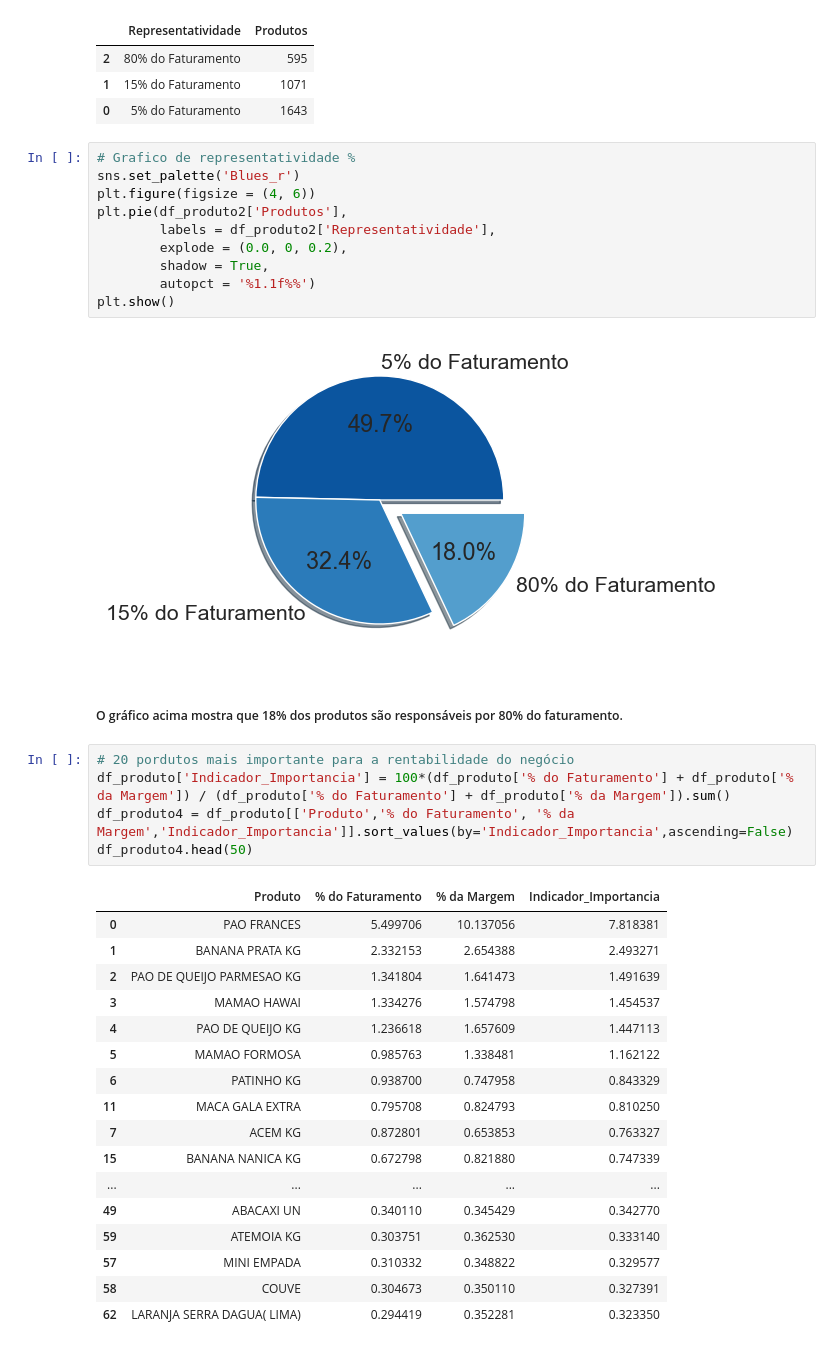
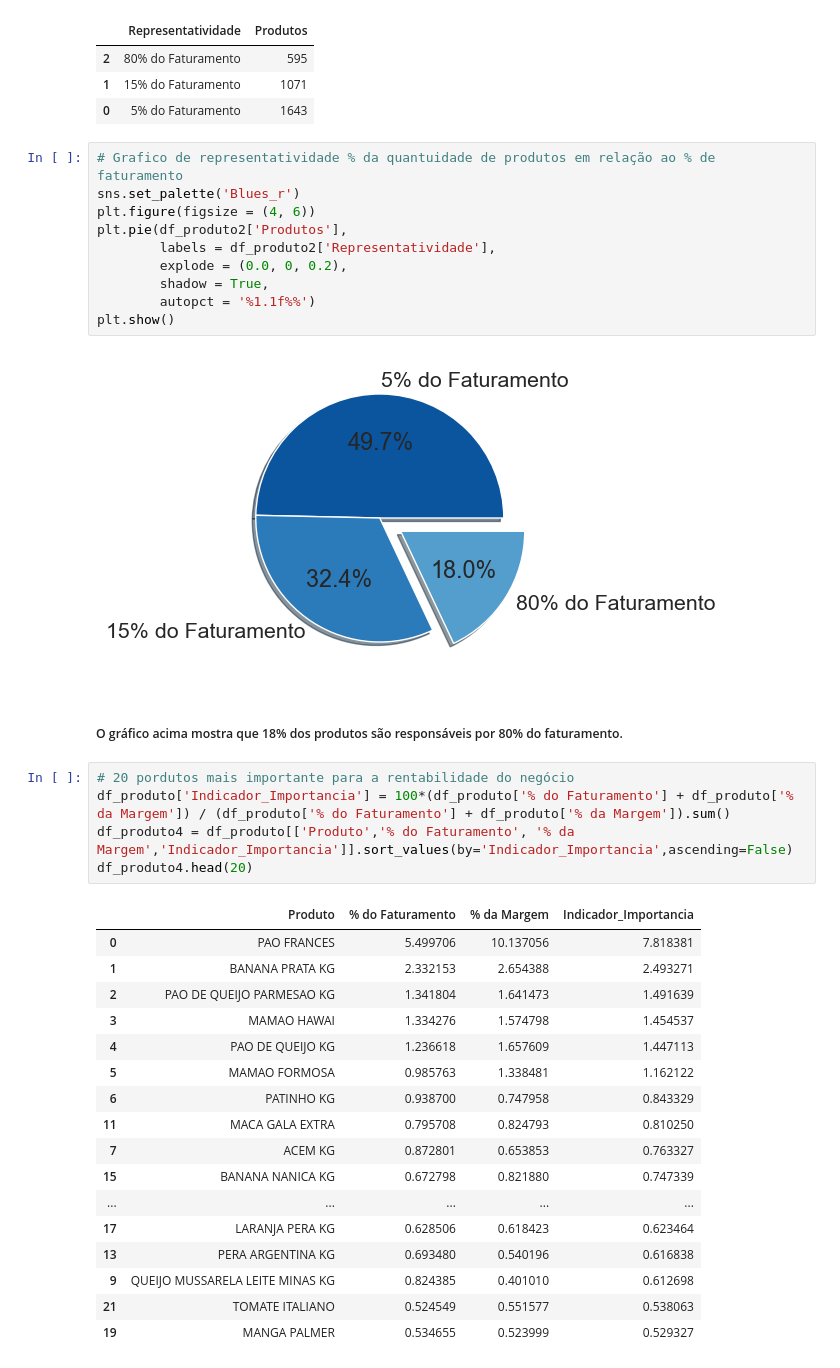
Before and after one commit to fnogueirasantos/Projeto1-Market_Basket_Analytics, a Jupyter notebook: Analise_Exploratoria.ipynb, the cells around one changed output. Cells and saved outputs as stored; diff of their text form.

```diff
--- a/Analise_Exploratoria.ipynb
+++ b/Analise_Exploratoria.ipynb
@@ -315,7 +315,7 @@ df_produto2.sort_values(by='Produtos',ascending=True)
 | 1 | 15% do Faturamento | 1071 |
 | 0 | 5% do Faturamento | 1643 |
 # %%
-# Grafico de representatividade %
+# Grafico de representatividade % da quantuidade de produtos em relação ao % de faturamento
 sns.set_palette('Blues_r')
 plt.figure(figsize = (4, 6))
 plt.pie(df_produto2['Produtos'],
@@ -331,23 +331,23 @@ plt.show()
 # %%
 # 20 pordutos mais importante para a rentabilidade do negócio
 df_produto['Indicador_Importancia'] = 100*(df_produto['% do Faturamento'] + df_produto['% da Margem']) / (df_produto['% do Faturamento'] + df_produto['% da Margem']).sum()
 df_produto4 = df_produto[['Produto','% do Faturamento', '% da Margem','Indicador_Importancia']].sort_values(by='Indicador_Importancia',ascending=False)
-df_produto4.head(50)
+df_produto4.head(20)
 # %% [output]
 |  | Produto | % do Faturamento | % da Margem | Indicador_Importancia |
 | 0 | PAO FRANCES | 5.499706 | 10.137056 | 7.818381 |
 | 1 | BANANA PRATA KG | 2.332153 | 2.654388 | 2.493271 |
 | 2 | PAO DE QUEIJO PARMESAO KG | 1.341804 | 1.641473 | 1.491639 |
 | 3 | MAMAO HAWAI | 1.334276 | 1.574798 | 1.454537 |
 | 4 | PAO DE QUEIJO KG | 1.236618 | 1.657609 | 1.447113 |
 | 5 | MAMAO FORMOSA | 0.985763 | 1.338481 | 1.162122 |
 | 6 | PATINHO KG | 0.938700 | 0.747958 | 0.843329 |
 | 11 | MACA GALA EXTRA | 0.795708 | 0.824793 | 0.810250 |
 | 7 | ACEM KG | 0.872801 | 0.653853 | 0.763327 |
 | 15 | BANANA NANICA KG | 0.672798 | 0.821880 | 0.747339 |
 | ... | ... | ... | ... | ... |
-| 49 | ABACAXI UN | 0.340110 | 0.345429 | 0.342770 |
-| 59 | ATEMOIA KG | 0.303751 | 0.362530 | 0.333140 |
-| 57 | MINI EMPADA | 0.310332 | 0.348822 | 0.329577 |
-| 58 | COUVE | 0.304673 | 0.350110 | 0.327391 |
-| 62 | LARANJA SERRA DAGUA( LIMA) | 0.294419 | 0.352281 | 0.323350 |
+| 17 | LARANJA PERA KG | 0.628506 | 0.618423 | 0.623464 |
+| 13 | PERA ARGENTINA KG | 0.693480 | 0.540196 | 0.616838 |
+| 9 | QUEIJO MUSSARELA LEITE MINAS KG | 0.824385 | 0.401010 | 0.612698 |
+| 21 | TOMATE ITALIANO | 0.524549 | 0.551577 | 0.538063 |
+| 19 | MANGA PALMER | 0.534655 | 0.523999 | 0.529327 |
```
Also changed, not shown: parts of 1 cell of this notebook.
